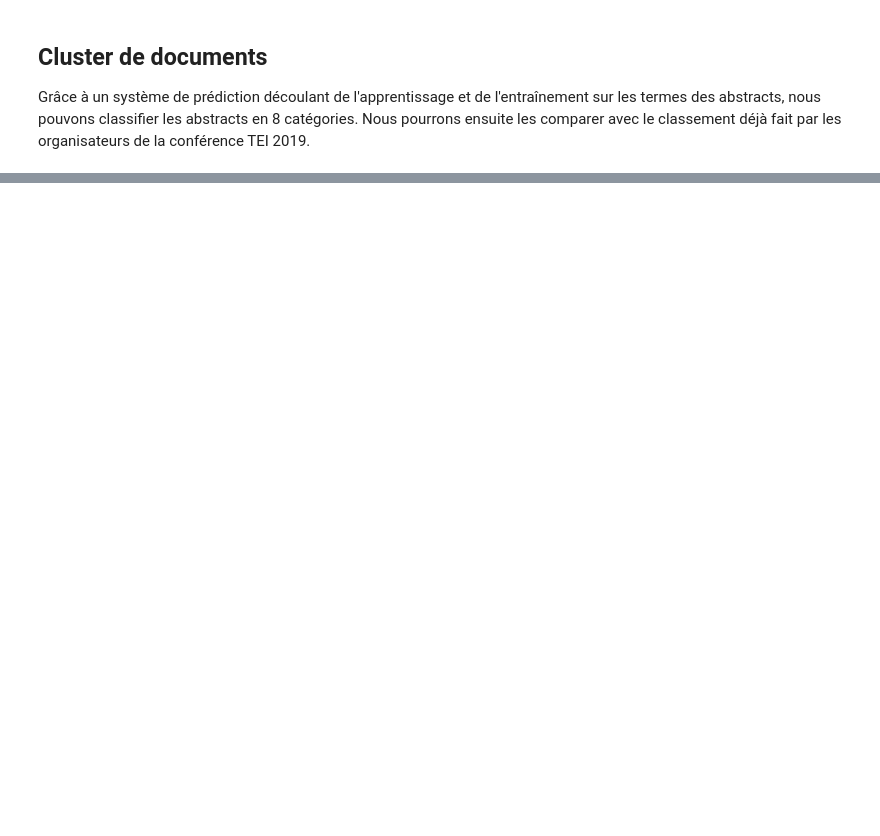
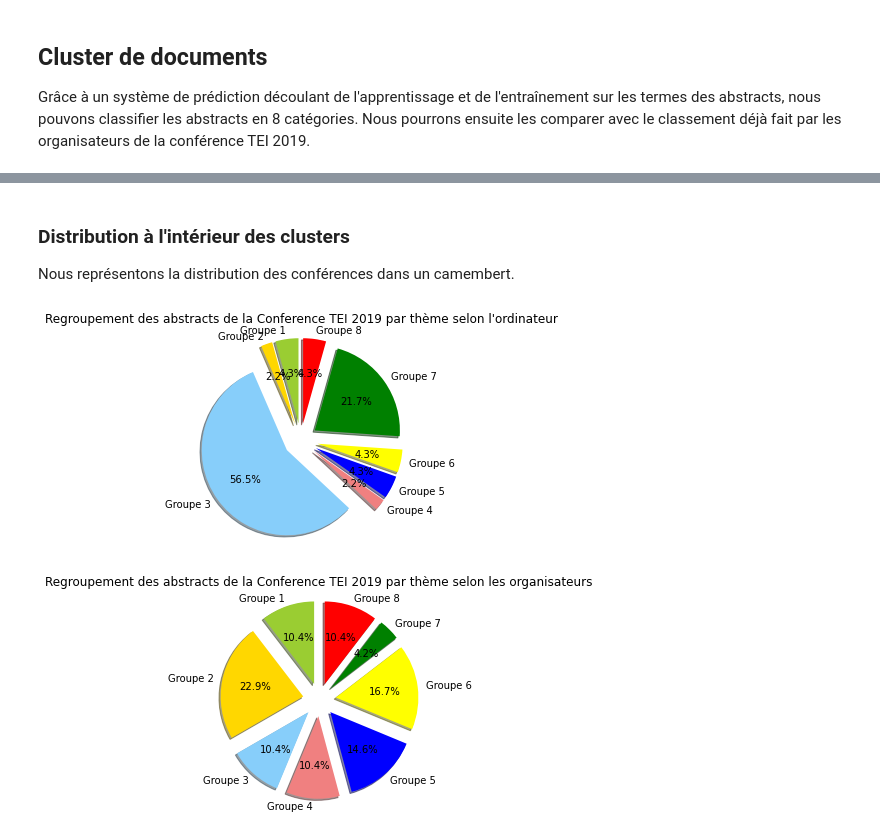
Before and after one commit to Chartes-TNAH/Devoir_Python, a Jupyter notebook: 2019/Step_4_Analyse textuelle et clustering.ipynb, the cells around one changed output, grey strips where cells are left out. Saved outputs shown, nothing was run; the diff lists cells and outputs as text; code cells hidden in the pictures; blank space fills up the shorter version.

```diff
--- a/2019/Step_4_Analyse textuelle et clustering.ipynb
+++ b/2019/Step_4_Analyse textuelle et clustering.ipynb
@@ -147,45 +153,61 @@ for abstract in filelist:
         liste_resultat_unitaire.append(int(predicted))
         liste_triee.append(liste_resultat_unitaire)
 
+list_grp1 = []
+list_grp2 = []
+list_grp3 = []
+list_grp4 = []
+list_grp5 = []
+list_grp6 = []
+list_grp7 = []
+list_grp8 = []
 
 print("Dans le groupe 1, il y a :")
 for elem in liste_triee:
     if elem[2] == 0:
+        list_grp1.append(elem[0])
         print("\t", elem[0] )
 
 print("\n Dans le groupe 2, il y a :")
 for elem in liste_triee:
     if elem[2] == 1:
+        list_grp2.append(elem[0])
         print("\t", elem[0] )
 
 print("\n Dans le groupe 3, il y a :")
 for elem in liste_triee:
     if elem[2] == 2:
+        list_grp3.append(elem[0])
         print("\t", elem[0] )
 
 print("\n Dans le groupe 4, il y a :")
 for elem in liste_triee:
     if elem[2] == 3:
+        list_grp4.append(elem[0])
         print("\t", elem[0] )
 
 print("\n Dans le groupe 5, il y a :")
 for elem in liste_triee:
     if elem[2] == 4:
+        list_grp5.append(elem[0])
         print("\t", elem[0] )
 
 print("\n Dans le groupe 6, il y a :")
 for elem in liste_triee:
     if elem[2] == 5:
+        list_grp6.append(elem[0])
         print("\t", elem[0] )
 
 print("\n Dans le groupe 7, il y a :")
 for elem in liste_triee:
     if elem[2] == 6:
+        list_grp7.append(elem[0])
         print("\t", elem[0] )
 
 print("\n Dans le groupe 8, il y a :")
 for elem in liste_triee:
     if elem[2] == 7:
+        list_grp8.append(elem[0])
         print("\t", elem[0] )
 
 
@@ -288,0 +428,27 @@ Ensuite, je vais tenter de déterminer des sujets aux cluster, c'est à dire dé
+# %% [markdown]
+### Distribution à l'intérieur des clusters  ###
+
+Nous représentons la distribution des conférences dans un camembert.
+# %%
+import matplotlib.pyplot as plt
+
+labels = 'Groupe 1', 'Groupe 2', 'Groupe 3', 'Groupe 4', 'Groupe 5', 'Groupe 6', 'Groupe 7', 'Groupe 8'
+sizes = [len(list_grp1), len(list_grp2), len(list_grp3), len(list_grp4), len(list_grp5), len(list_grp6), len(list_grp7), len(list_grp8)]
+colors = ['yellowgreen', 'gold', 'lightskyblue', 'lightcoral', 'blue', 'yellow', 'green', 'red']
+explode = (0.2, 0.2, 0.2, 0.2, 0.2, 0.2, 0.2, 0.2)
+plt.pie(sizes, explode=explode, labels=labels, colors=colors, autopct='%1.1f%%', shadow=True, startangle=90)
+plt.axis('equal')
+plt.title("Regroupement des abstracts de la Conference TEI 2019 par thème selon l'ordinateur")
+plt.show()
+
+labels = 'Groupe 1', 'Groupe 2', 'Groupe 3', 'Groupe 4', 'Groupe 5', 'Groupe 6', 'Groupe 7', 'Groupe 8'
+sizes = [len(V_grp1), len(V_grp2), len(V_grp3), len(V_grp4), len(V_grp5), len(V_grp6), len(V_grp7), len(V_grp8)]
+colors = ['yellowgreen', 'gold', 'lightskyblue', 'lightcoral', 'blue', 'yellow', 'green', 'red']
+explode = (0.2, 0.2, 0.2, 0.2, 0.2, 0.2, 0.2, 0.2)
+plt.pie(sizes, explode=explode, labels=labels, colors=colors, autopct='%1.1f%%', shadow=True, startangle=90)
+plt.axis('equal')
+plt.title("Regroupement des abstracts de la Conference TEI 2019 par thème selon les organisateurs")
+plt.show()
+# %% [output]
+[figure, added]
+[figure, added]
```
Also changed, not shown: parts of 18 cells of this notebook, 7 other files.
